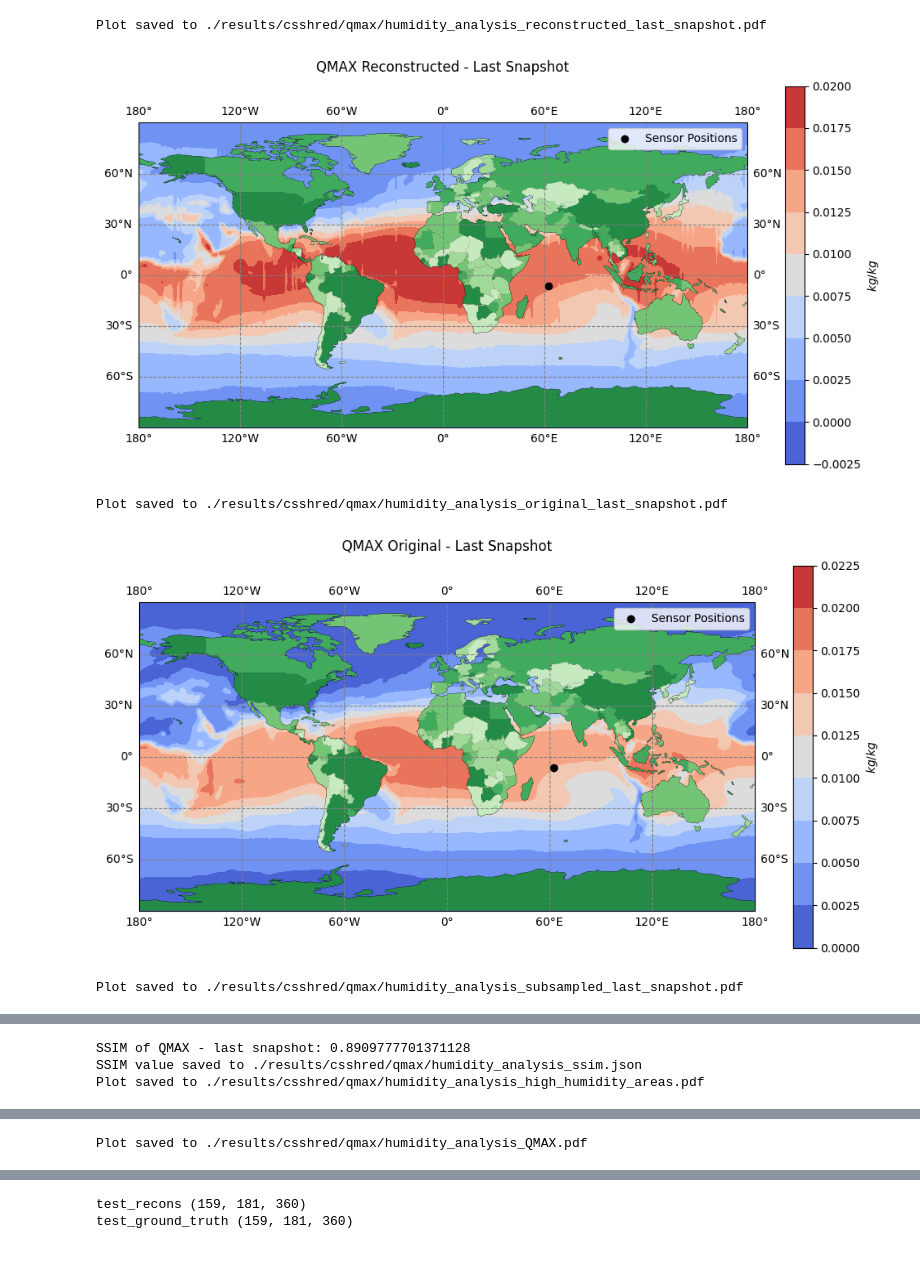
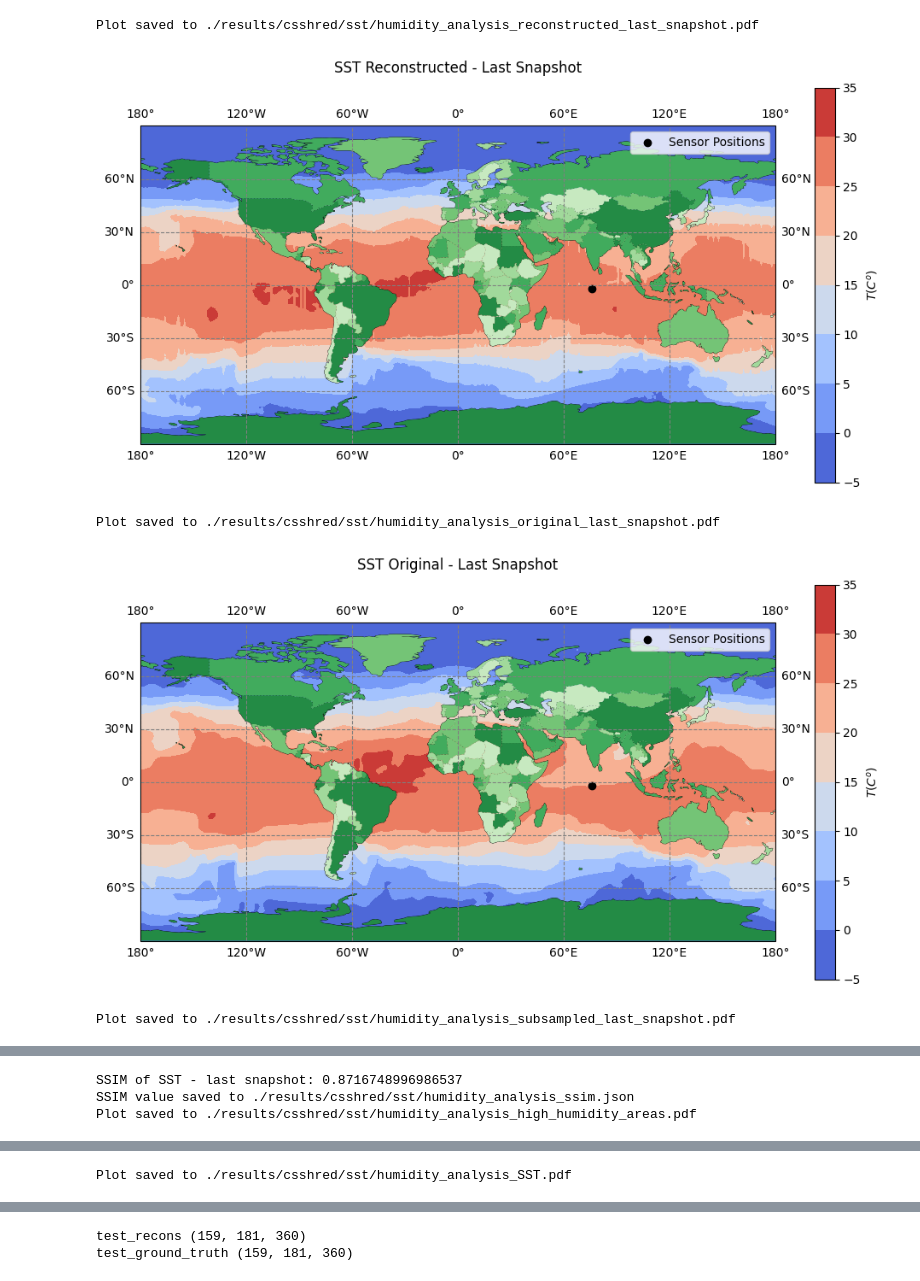
Before and after one commit to romulobrito/cs-shred, a Jupyter notebook: plots_qmax.ipynb, the cells around one changed output, grey strips where cells are left out. Cells and saved outputs as stored; diff of their text form; code cells hidden in the pictures.

```diff
--- a/plots_qmax.ipynb
+++ b/plots_qmax.ipynb
@@ -18,8 +18,8 @@ import models
 from processdata import TimeSeriesDataset
 # %%
 # Define os caminhos de salvamento e carregamento
-save_path = r"./results/csshred/qmax"
-load_path = r"./results/csshred/qmax"
+save_path = r"./results/csshred/sst"
+load_path = r"./results/csshred/sst"
 
 
 # Carrega os arquivos necessários
@@ -221,17 +229,17 @@ def plot_with_map(
 
     plt.show()
 
-def plot_high_humidity_areas(mean_qmax, title, save_path=None, file_name=None):
-    high_qmax_areas = mean_qmax > np.percentile(mean_qmax, 95)  # Áreas com umidade específica máxima no maior percentil 5%
+def plot_high_humidity_areas(mean_SST, title, save_path=None, file_name=None):
+    high_SST_areas = mean_SST > np.percentile(mean_SST, 95)  # Áreas com umidade específica máxima no maior percentil 5%
 
     fig = plt.figure(figsize=(12, 6))
     ax = fig.add_subplot(1, 1, 1, projection=ccrs.PlateCarree())
 
     # Criar mapa de contorno preenchido
     c = ax.contourf(
-        np.linspace(-180, 180, high_qmax_areas.shape[1]),
-        np.linspace(-90, 90, high_qmax_areas.shape[0]),
-        high_qmax_areas,
+        np.linspace(-180, 180, high_SST_areas.shape[1]),
+        np.linspace(-90, 90, high_SST_areas.shape[0]),
+        high_SST_areas,
         transform=ccrs.PlateCarree(),
         cmap="Reds",
     )
@@ -247,7 +255,7 @@ def plot_high_humidity_areas(mean_qmax, title, save_path=None, file_name=None):
 
     # Adicionar barra de cores
     cbar = plt.colorbar(c, ax=ax, orientation="vertical")
-    cbar.set_label('kg/kg$')
+    cbar.set_label('T(C^o)$')
     plt.title(title, pad=30)
     # plt.show(block=False)
     # time.sleep(2)  # Espera por 2 segundo
@@ -281,8 +289,8 @@ def plot_results_cartografy(
     # Plot 3: Reconstruído - Última Imagem com Continentes
     plot_with_map(
         test_recons[-1, :, :],
-        "QMAX Reconstructed - Last Snapshot",
-        "$kg/kg$",
+        "SST Reconstructed - Last Snapshot",
+        "$T(C^o)$",
         sensor_positions_x,
         sensor_positions_y,
         save_path=save_path,
@@ -292,8 +300,8 @@ def plot_results_cartografy(
     # Plot 4: Original - Última Imagem com Continentes (Teste)
     plot_with_map(
         test_ground_truth[-1, :, :],
-        "QMAX Original - Last Snapshot",
-        "$kg/kg$",
+        "SST Original - Last Snapshot",
+        "$T(C^o)$",
         sensor_positions_x,
         sensor_positions_y,
         save_path=save_path,
@@ -303,8 +311,8 @@ def plot_results_cartografy(
     # Plot 5: Subamostrado - Última Imagem com Continentes
     plot_with_map(
         subsampled[:, :, -1],
-        "QMAX Subsampled - Last Snapshot",
-        "$kg/kg$",
+        "SST Subsampled - Last Snapshot",
+        "$T(C^o)$",
         sensor_positions_x,
         sensor_positions_y,
         save_path=save_path,
@@ -318,49 +326,49 @@ def plot_results_cartografy(
         data_range=test_ground_truth[-1, :, :].max()
         - test_ground_truth[-1, :, :].min(),
     )
-    print(f"SSIM of QMAX - last snapshot: {ssim_value}")
+    print(f"SSIM of SST - last snapshot: {ssim_value}")
 
     if save_plot and save_path is not None:
         ssim_data = {"ssim_value": ssim_value}
         ssim_file = os.path.join(save_path, f"{file_prefix}_ssim.json")
         with open(ssim_file, "w") as f:
             json.dump(ssim_data, f)
         print(f"SSIM value saved to {ssim_file}")
 
     # Plotar áreas com alta umidade específica
-    mean_qmax = np.mean(matrix, axis=0)
+    mean_SST = np.mean(matrix, axis=0)
     plot_high_humidity_areas(
-        mean_qmax,
-        'Areas with QMAX Above the 95th Percentile',
+        mean_SST,
+        'Areas with SST Above the 95th Percentile',
         save_path=save_path,
         file_name=f"{file_prefix}_high_humidity_areas"
     )
 
-    QMAX = matrix[-1, :, :]
+    SST = matrix[-1, :, :]
     plot_with_map(
-        QMAX,
-        "QMAX",
-        "$kg/kg$",
+        SST,
+        "SST",
+        "$T(C^o)$",
         sensor_positions_x,
         sensor_positions_y,
         save_path=save_path,
-        file_name=f"{file_prefix}_QMAX"
+        file_name=f"{file_prefix}_SST"
     )
 
 plot_results_cartografy(
     test_recons,
     test_ground_truth,
     matrix,
     snapshot,
     sensor_positions_x,
     sensor_positions_y,
     save_plot=True,
     save_path=save_path,
     file_prefix='humidity_analysis'
 )
 # %% [output]
-Plot saved to ./results/csshred/qmax/humidity_analysis_reconstructed_last_snapshot.pdf
+Plot saved to ./results/csshred/sst/humidity_analysis_reconstructed_last_snapshot.pdf
-[figure, old version]
+[figure, new version]
-Plot saved to ./results/csshred/qmax/humidity_analysis_original_last_snapshot.pdf
+Plot saved to ./results/csshred/sst/humidity_analysis_original_last_snapshot.pdf
-[figure, old version]
+[figure, new version]
-Plot saved to ./results/csshred/qmax/humidity_analysis_subsampled_last_snapshot.pdf
+Plot saved to ./results/csshred/sst/humidity_analysis_subsampled_last_snapshot.pdf
@@ -368,3 +376,3 @@ Plot saved to ./results/csshred/qmax/humidity_analysis_subsampled_last_snapshot.
-SSIM of QMAX - last snapshot: 0.8909777701371128
-SSIM value saved to ./results/csshred/qmax/humidity_analysis_ssim.json
-Plot saved to ./results/csshred/qmax/humidity_analysis_high_humidity_areas.pdf
+SSIM of SST - last snapshot: 0.8716748996986537
+SSIM value saved to ./results/csshred/sst/humidity_analysis_ssim.json
+Plot saved to ./results/csshred/sst/humidity_analysis_high_humidity_areas.pdf
@@ -372 +380 @@ Plot saved to ./results/csshred/qmax/humidity_analysis_high_humidity_areas.pdf
-Plot saved to ./results/csshred/qmax/humidity_analysis_QMAX.pdf
+Plot saved to ./results/csshred/sst/humidity_analysis_SST.pdf
```
Also changed, not shown: parts of 2 cells of this notebook, 11 other files.
